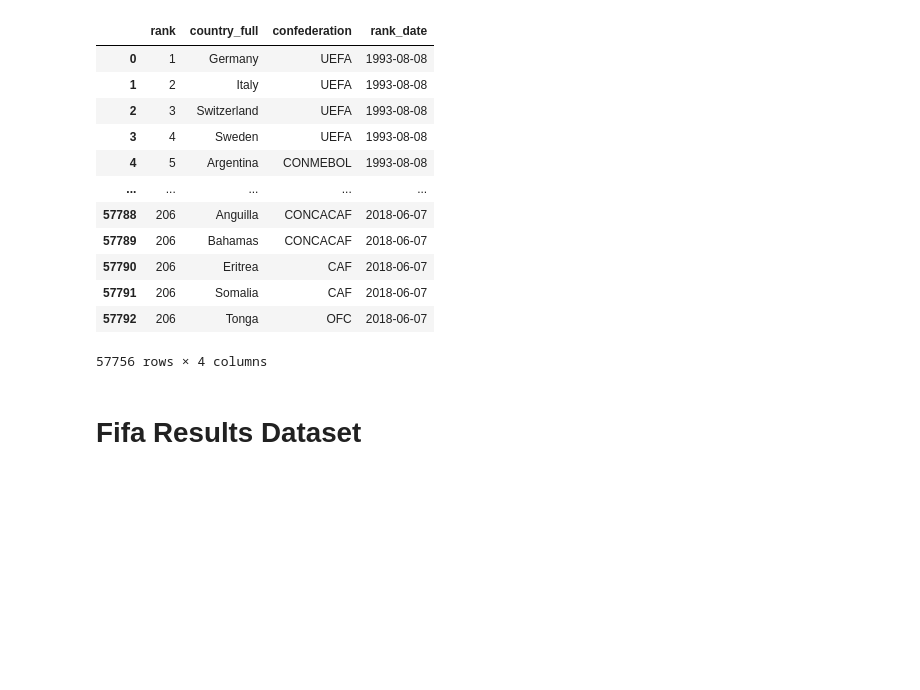
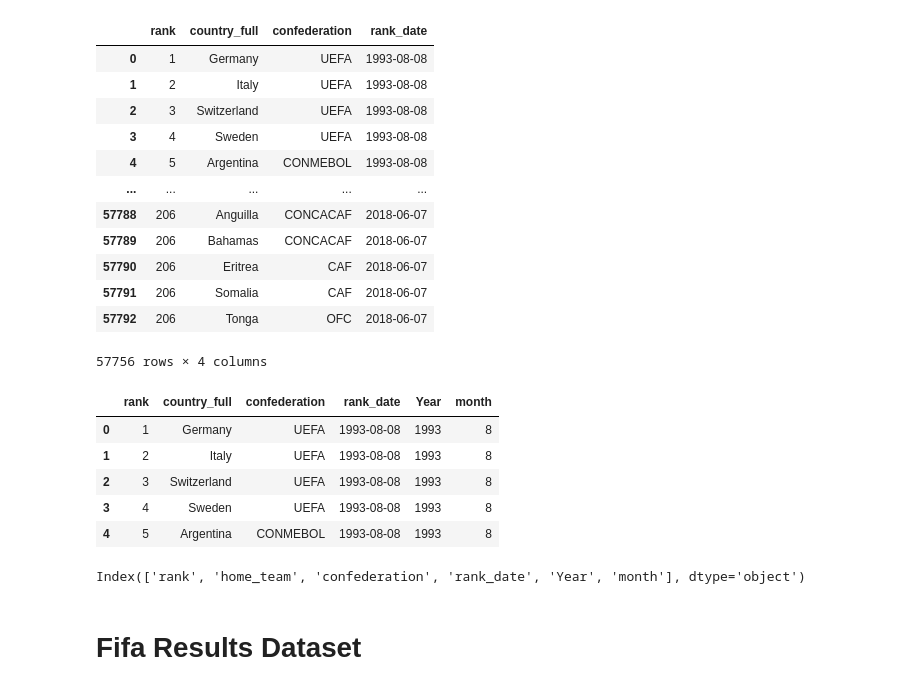
Before and after one commit to vivianusdjpy/SUPERVISED-LEARNING-WITH-EDA, a Jupyter notebook: Supervised_Learning_with_Exploratory_Data_Analysis_Mchezo_Pesa_Project.ipynb, the cells around one changed output. Drawn from its saved outputs; the diff is of its cells as text; code cells hidden in the pictures; blank space fills up the shorter version.

```diff
--- a/Supervised_Learning_with_Exploratory_Data_Analysis_Mchezo_Pesa_Project.ipynb
+++ b/Supervised_Learning_with_Exploratory_Data_Analysis_Mchezo_Pesa_Project.ipynb
@@ -183,6 +188,28 @@ ranking_1
 | 57791 | 206 | Somalia | CAF | 2018-06-07 |
 | 57792 | 206 | Tonga | OFC | 2018-06-07 |
 57756 rows × 4 columns
+# %%
+#creating a copy of ranking_1 dataset
+ranking_2 = ranking_1
+# Separate the date column into Year and Month of the fifa_ranking dataset
+ranking_2['Year'] = ranking_1.rank_date.dt.year
+ranking_2['month'] =ranking_1.rank_date.dt.month
+ranking_2.head()
+# %% [output]
+|  | rank | country_full | confederation | rank_date | Year | month |
+| 0 | 1 | Germany | UEFA | 1993-08-08 | 1993 | 8 |
+| 1 | 2 | Italy | UEFA | 1993-08-08 | 1993 | 8 |
+| 2 | 3 | Switzerland | UEFA | 1993-08-08 | 1993 | 8 |
+| 3 | 4 | Sweden | UEFA | 1993-08-08 | 1993 | 8 |
+| 4 | 5 | Argentina | CONMEBOL | 1993-08-08 | 1993 | 8 |
+# %%
+#creating a copy of the ranking_2 dataframe
+ranking_3 =  ranking_2
+#renaming the country_full column to home_team
+ranking_3 = ranking_3.rename({'country_full': 'home_team'}, axis = 1)
+ranking_3.columns
+# %% [output]
+Index(['rank', 'home_team', 'confederation', 'rank_date', 'Year', 'month'], dtype='object')
 # %% [markdown]
 # Fifa Results Dataset
 # %%
```
Also changed, not shown: parts of 15 cells of this notebook.
